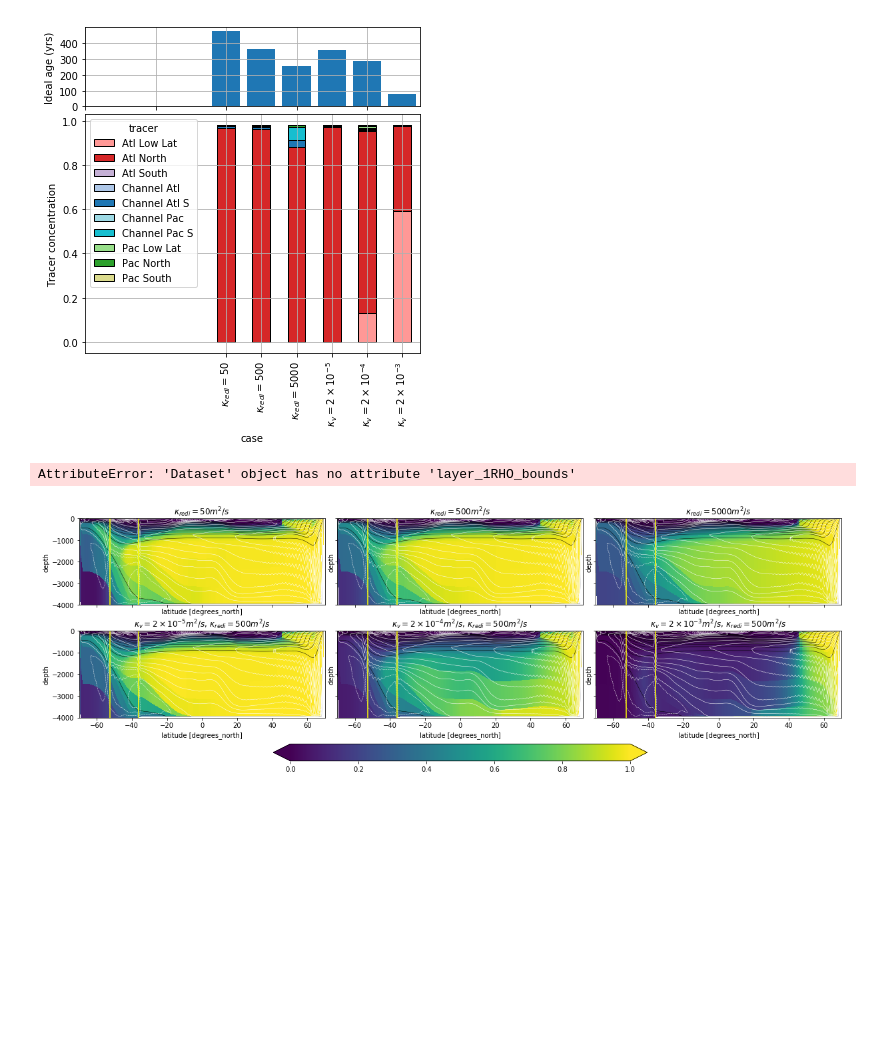
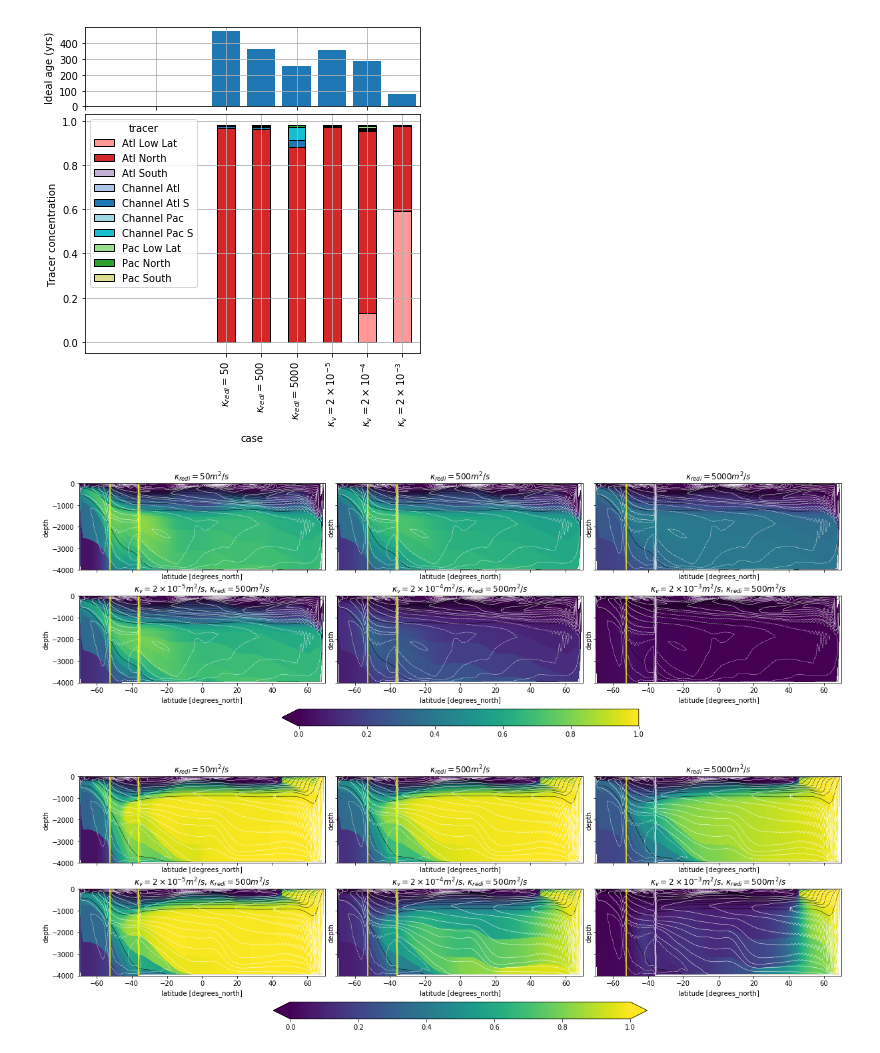
Before and after one commit to cspencerjones/tracers_two_basin, a Jupyter notebook: tracer_barcharts.ipynb, the cells around one changed output. Cells and saved outputs as stored; diff of their text form; code cells hidden in the pictures; blank space fills up the shorter version.

```diff
--- a/tracer_barcharts.ipynb
+++ b/tracer_barcharts.ipynb
@@ -163,11 +163,11 @@ fig.savefig('../tracer_figs/barchart_deepNA.eps', bbox_inches='tight')
 trac=xr.concat([all_tracers50,all_tracers500,all_tracers5000,all_tracerskv5,all_tracerskv4,all_tracerskv3],dim='case')
 all_tracers_mean_pac,all_tracers_mean_atl,layers_depth_atl,layers_depth_pac,layers_depth,ROC_pac,ROC_atl,ROC_tot,tracerb=pltr.fields_for_plotting(dslayers,trac,grid)
 # %%
-p=pltr.plot_tracers3(dsl,all_tracers_mean_pac,layers_depth_pac,layers_depth,ROC_pac,ROC_tot,grid)#/3600/24/365
+p=pltr.plot_tracers3(dslayers,all_tracers_mean_pac,layers_depth_pac,layers_depth,ROC_pac,ROC_tot,grid)#/3600/24/365
 for ax in p.axes.flat:
     fig = ax.get_figure()
 fig.subplots_adjust(hspace=0.3, wspace=0.05,bottom = 0.25)
 fig.savefig('../tracer_figs/Wide_NADW.eps', bbox_inches='tight')
 # %% [output]
-AttributeError: 'Dataset' object has no attribute 'layer_1RHO_bounds'
+[figure, added]
 # %%
```
Also changed, not shown: parts of 5 cells of this notebook.
